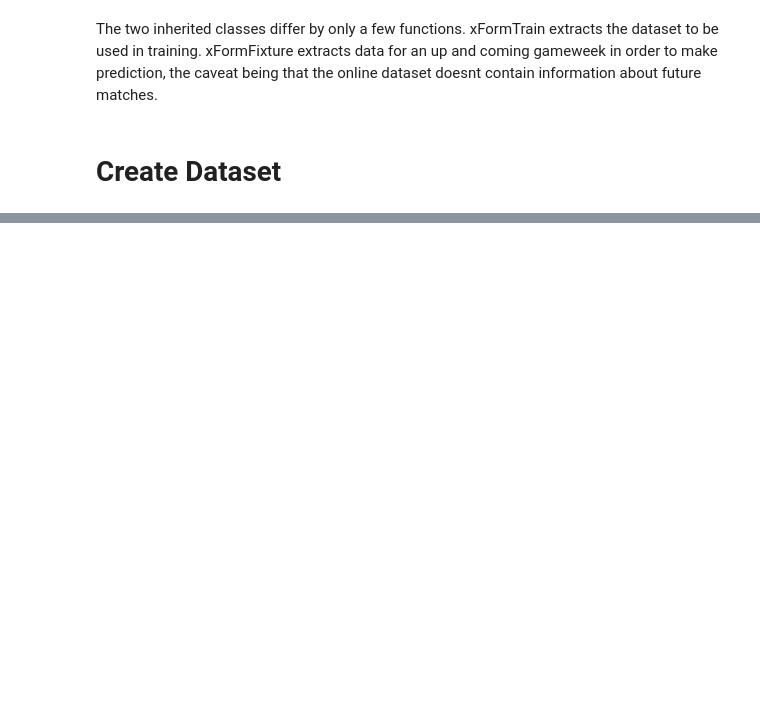
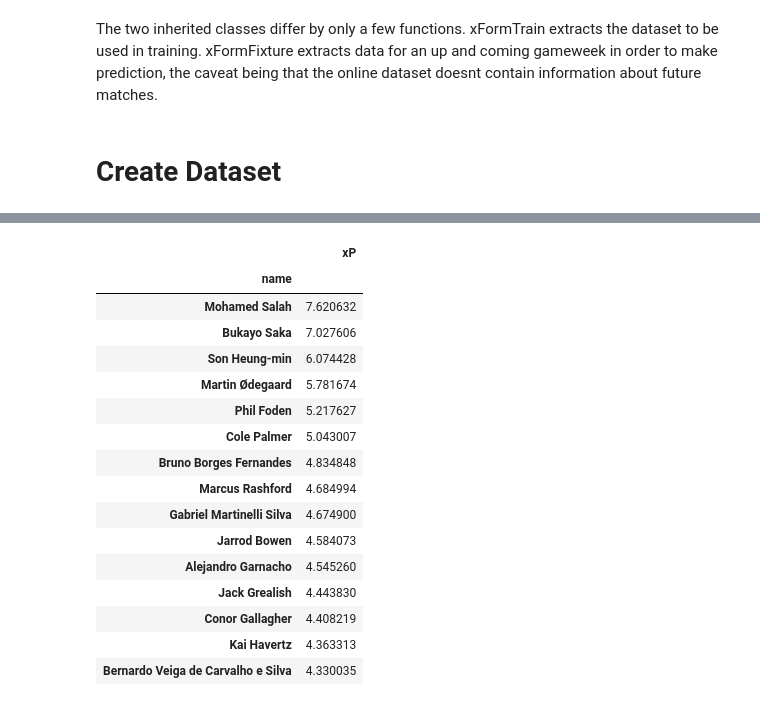
Before and after one commit to ofraley24/FPL, a Jupyter notebook: xfantasy.ipynb, the cells around one changed output, grey strips where cells are left out. Cells and saved outputs as stored; diff of their text form; code cells hidden in the pictures; blank space fills up the shorter version.

```diff
--- a/xfantasy.ipynb
+++ b/xfantasy.ipynb
@@ -363 +305,21 @@ best_model.predictions(150, 17,4).head(15)
+# %%
+pred.head(15)
+# %% [output]
+|  | xP |
+| name |  |
+| Mohamed Salah | 7.620632 |
+| Bukayo Saka | 7.027606 |
+| Son Heung-min | 6.074428 |
+| Martin Ødegaard | 5.781674 |
+| Phil Foden | 5.217627 |
+| Cole Palmer | 5.043007 |
+| Bruno Borges Fernandes | 4.834848 |
+| Marcus Rashford | 4.684994 |
+| Gabriel Martinelli Silva | 4.674900 |
+| Jarrod Bowen | 4.584073 |
+| Alejandro Garnacho | 4.545260 |
+| Jack Grealish | 4.443830 |
+| Conor Gallagher | 4.408219 |
+| Kai Havertz | 4.363313 |
+| Bernardo Veiga de Carvalho e Silva | 4.330035 |
 # %%
```
Also changed, not shown: parts of 30 cells of this notebook.
